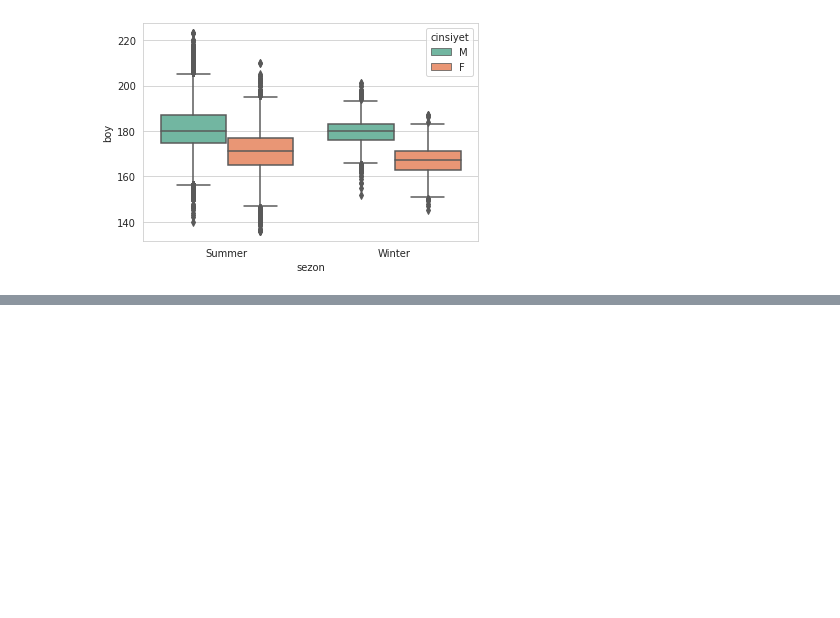
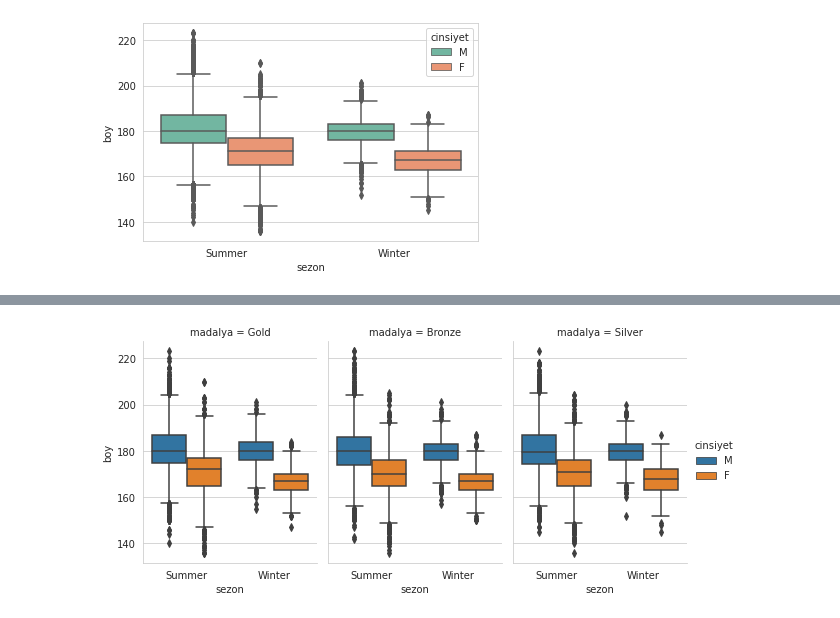
Before and after one commit to mertdot/athlete-events-1896-2016-data-discovery-with-seaborn, a Jupyter notebook: python-ile-veri-gorsellestirme-5-2-120-yillik-olimpiyat-tarihi-veri-seti.ipynb, the cells around one changed output, grey strips where cells are left out. Drawn from its saved outputs; the diff is of its cells as text; code cells hidden in the pictures; blank space fills up the shorter version.

```diff
--- a/python-ile-veri-gorsellestirme-5-2-120-yillik-olimpiyat-tarihi-veri-seti.ipynb
+++ b/python-ile-veri-gorsellestirme-5-2-120-yillik-olimpiyat-tarihi-veri-seti.ipynb
@@ -350,0 +357,5 @@ plt.show()
+# %%
+sns.catplot(x="sezon",y="boy",hue="cinsiyet",col="madalya",data=veri,kind="box",height=4,aspect=0.7)
+plt.show()
+# %% [output]
+[figure, added]
```
Also changed, not shown: parts of 5 cells of this notebook.
